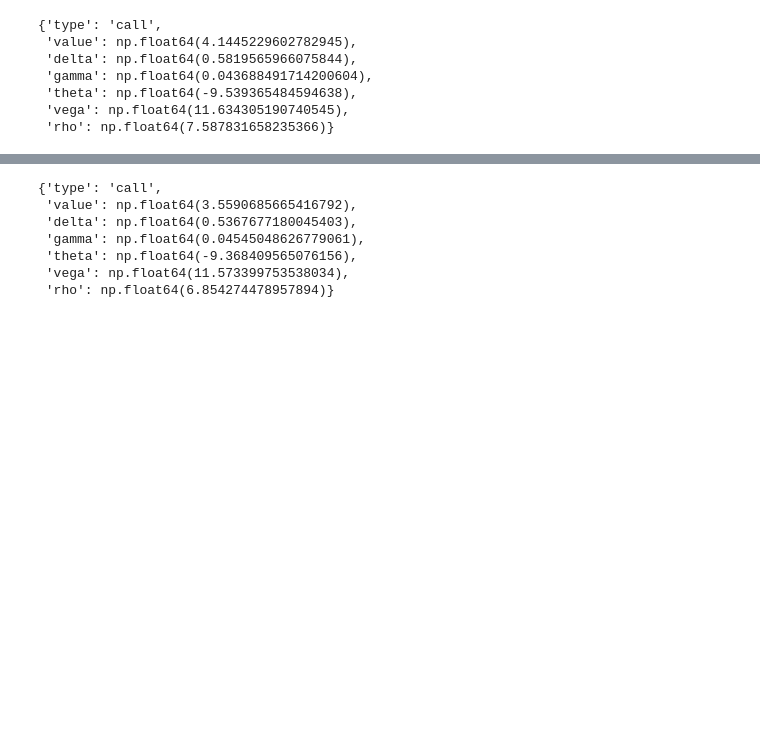
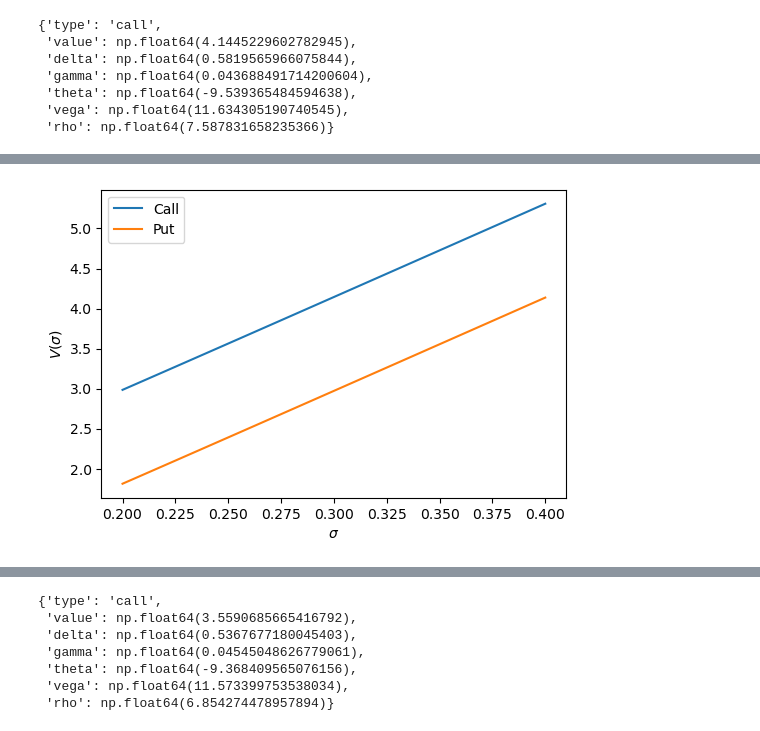
Before and after one commit to giacomoscanavini/quant_finance, a Jupyter notebook: options/black_scholes_merton.ipynb, the cells around one changed output, grey strips where cells are left out. Saved outputs shown, nothing was run; the diff lists cells and outputs as text; code cells hidden in the pictures; blank space fills up the shorter version.

```diff
--- a/options/black_scholes_merton.ipynb
+++ b/options/black_scholes_merton.ipynb
@@ -72,0 +110,18 @@ bsm_option(S, K, t, sigma, rf, 'call')
+# %%
+# Option value change with sigma
+sigmaValues = np.linspace(0.2, 0.4, 21)
+
+S = 60
+K = 60
+rf = 0.08
+t = 90 / 365
+
+fig, ax = plt.subplots(1, 1, figsize=(6,4))
+ax.plot(sigmaValues, [bsm_option(S, K, t, sigma, rf, type='call')['value'] for sigma in sigmaValues], label='Call')
+ax.plot(sigmaValues, [bsm_option(S, K, t, sigma, rf, type='put')['value'] for sigma in sigmaValues], label='Put')
+ax.set_xlabel(r'$\sigma$')
+ax.set_ylabel(r'$V(\sigma)$')
+ax.legend()
+plt.show()
+# %% [output]
+[figure, added]
```
Also changed, not shown: parts of 5 cells of this notebook.
